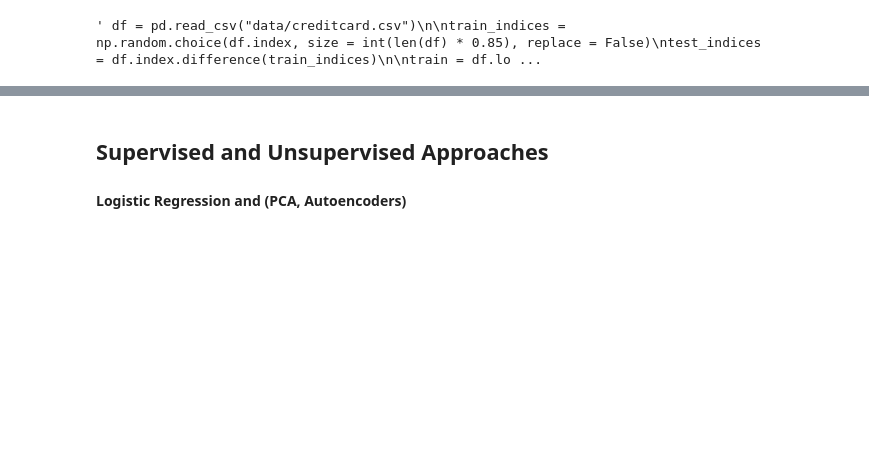
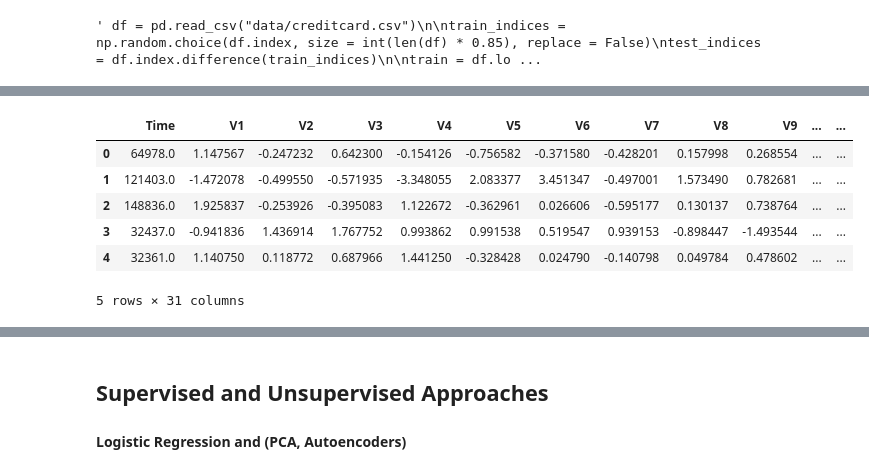
Before and after one commit to nitishkthakur/AnomalyDetectionPCA, a Jupyter notebook: rough.ipynb, the cells around one changed output, grey strips where cells are left out. Drawn from its saved outputs; the diff is of its cells as text; code cells hidden in the pictures; blank space fills up the shorter version.

```diff
--- a/rough.ipynb
+++ b/rough.ipynb
@@ -62,0 +88,10 @@ Name: Class, dtype: float64
+# %%
+df.head(5)
+# %% [output]
+|  | Time | V1 | V2 | V3 | V4 | V5 | V6 | V7 | V8 | V9 | ... | ... |
+| 0 | 64978.0 | 1.147567 | -0.247232 | 0.642300 | -0.154126 | -0.756582 | -0.371580 | -0.428201 | 0.157998 | 0.268554 | ... | ... |
+| 1 | 121403.0 | -1.472078 | -0.499550 | -0.571935 | -3.348055 | 2.083377 | 3.451347 | -0.497001 | 1.573490 | 0.782681 | ... | ... |
+| 2 | 148836.0 | 1.925837 | -0.253926 | -0.395083 | 1.122672 | -0.362961 | 0.026606 | -0.595177 | 0.130137 | 0.738764 | ... | ... |
+| 3 | 32437.0 | -0.941836 | 1.436914 | 1.767752 | 0.993862 | 0.991538 | 0.519547 | 0.939153 | -0.898447 | -1.493544 | ... | ... |
+| 4 | 32361.0 | 1.140750 | 0.118772 | 0.687966 | 1.441250 | -0.328428 | 0.024790 | -0.140798 | 0.049784 | 0.478602 | ... | ... |
+5 rows × 31 columns
```
Also changed, not shown: parts of 7 cells of this notebook, 1 other file.
